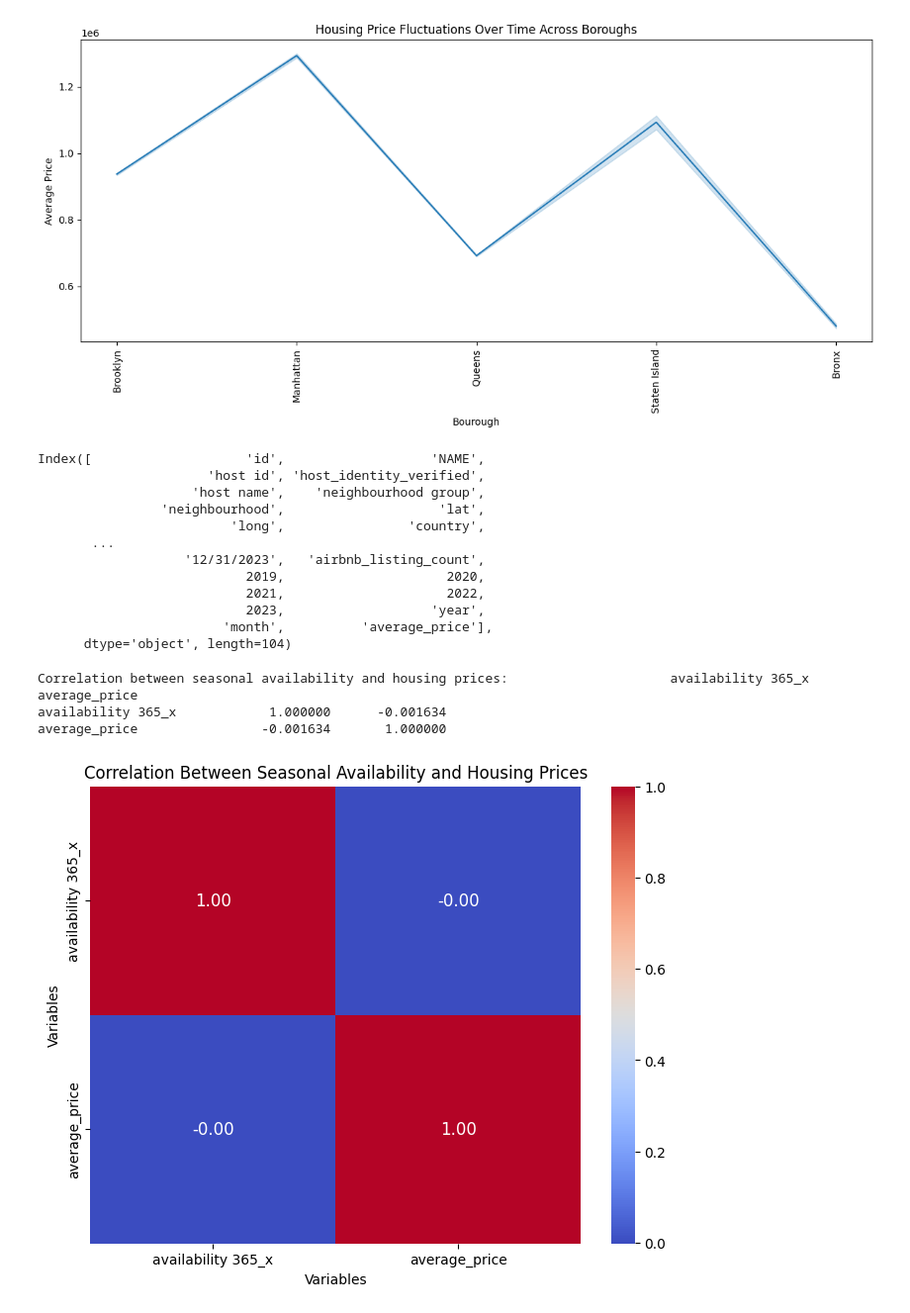
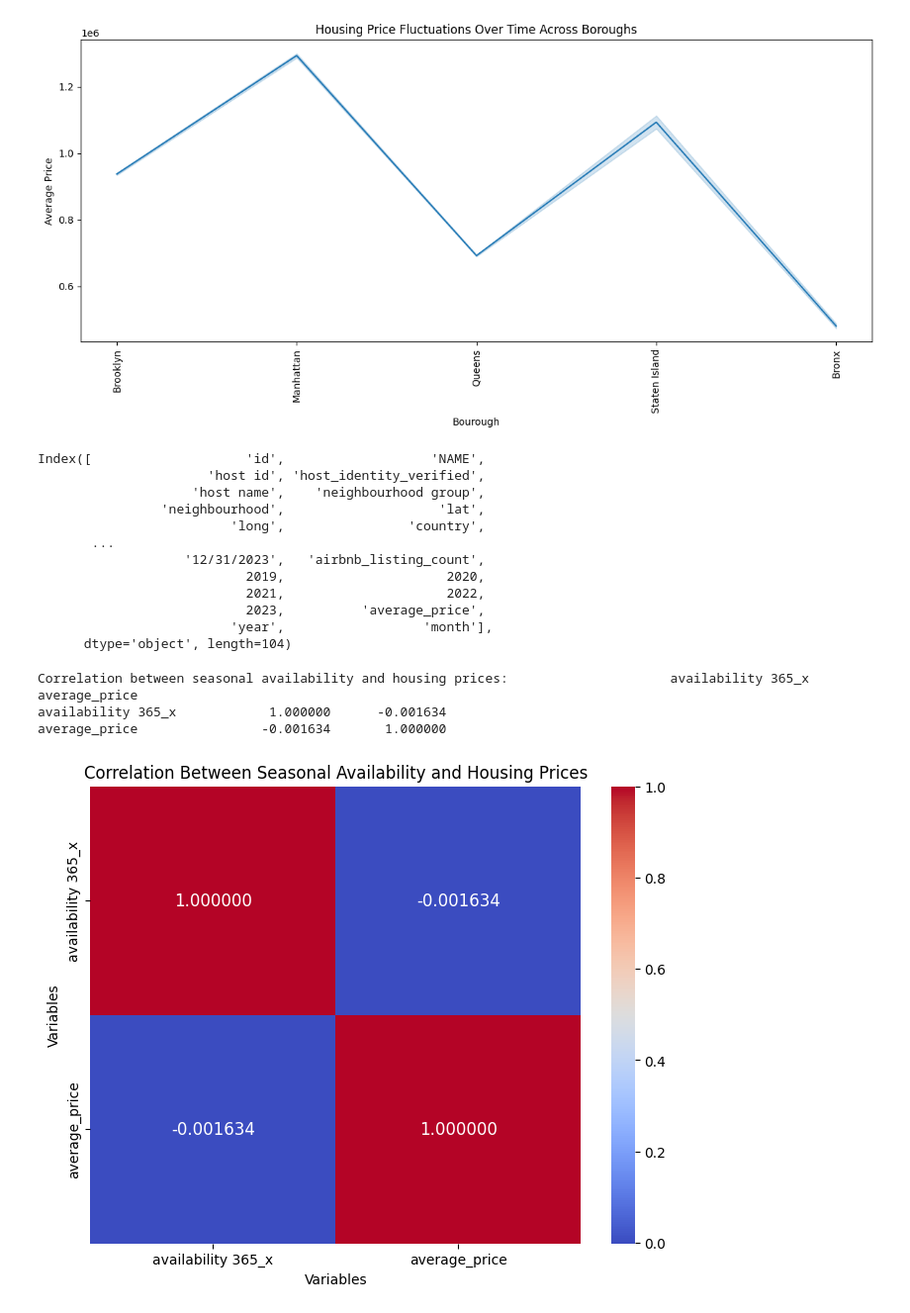
Before and after one commit to pooja-ippalapelli/milestone, a Jupyter notebook: q2_q3_analysis.ipynb, the cells around one changed output. Shown at 99% size. Drawn from its saved outputs; the diff is of its cells as text; code cells hidden in the pictures.

```diff
--- a/q2_q3_analysis.ipynb
+++ b/q2_q3_analysis.ipynb
@@ -102,6 +98,9 @@ combined_data
 cleanup_with_borough = pd.merge(
     merged_data, combined_data, left_on="neighbourhood", right_on="neighbourhood"
 )
+cleanup_with_borough["average_price"] = cleanup_with_borough[[2019, 2020, 2021, 2022, 2023]].mean(
+    axis=1
+)
 cleanup_with_borough
 # %% [output]
 |  | id | NAME | host id | host_identity_verified | host name | neighbourhood group | neighbourhood | ... |
@@ -213,14 +221,14 @@ plt.show()
 ### Step 2: Analyze housing price fluctuations over time for each borough
 # %%
 # Housing price columns are '2019', '2020', '2021', '2022', '2023'
-cleanup_with_borough['average_price'] = cleanup_with_borough[[2019, 2020, 2021, 2022, 2023]].mean(axis=1)
+# cleanup_with_borough['average_price'] = cleanup_with_borough[[2019, 2020, 2021, 2022, 2023]].mean(axis=1)
 
 # Plot housing price fluctuations over time across boroughs
 plt.figure(figsize=(12, 6))
-sns.lineplot(x='borough', y='average_price', data=cleanup_with_borough)
-plt.title('Housing Price Fluctuations Over Time Across Boroughs')
-plt.xlabel('Bourough')
-plt.ylabel('Average Price')
+sns.lineplot(x="borough", y="average_price", data=cleanup_with_borough)
+plt.title("Housing Price Fluctuations Over Time Across Boroughs")
+plt.xlabel("Bourough")
+plt.ylabel("Average Price")
 plt.xticks(rotation=90)
 plt.tight_layout()
 plt.show()
@@ -238,16 +246,18 @@ Index([                    'id',                   'NAME',
                    '12/31/2023',   'airbnb_listing_count',
                            2019,                     2020,
                            2021,                     2022,
-                           2023,                   'year',
-                        'month',          'average_price'],
+                           2023,          'average_price',
+                         'year',                  'month'],
       dtype='object', length=104)
 # %%
 # Correlation analysis
 # Merge availability and housing price data
-availability_price_merged = pd.merge(seasonal_availability_avg, cleanup_with_borough, left_on='borough', right_on='borough')
+availability_price_merged = pd.merge(
+    seasonal_availability_avg, cleanup_with_borough, left_on="borough", right_on="borough"
+)
 
 # Calculate correlation between seasonal availability and housing prices
-correlation = availability_price_merged[['availability 365_x', 'average_price']].corr()
+correlation = availability_price_merged[["availability 365_x", "average_price"]].corr()
 print(f"Correlation between seasonal availability and housing prices: {correlation}")
 # %% [output]
 Correlation between seasonal availability and housing prices:                     availability 365_x  average_price
@@ -256,10 +266,10 @@ average_price                -0.001634       1.000000
 # %%
 # Plot correlation heatmap
 plt.figure(figsize=(8, 6))
-sns.heatmap(correlation, annot=True, cmap='coolwarm', fmt=".2f", annot_kws={"size": 12})
-plt.title('Correlation Between Seasonal Availability and Housing Prices')
-plt.xlabel('Variables')
-plt.ylabel('Variables')
+sns.heatmap(correlation, annot=True, cmap="coolwarm", fmt=".6f", annot_kws={"size": 12})
+plt.title("Correlation Between Seasonal Availability and Housing Prices")
+plt.xlabel("Variables")
+plt.ylabel("Variables")
 plt.show()
 # %% [output]
-[figure, old version]
+[figure, new version]
```
Also changed, not shown: parts of 4 cells of this notebook, 2 other files.
